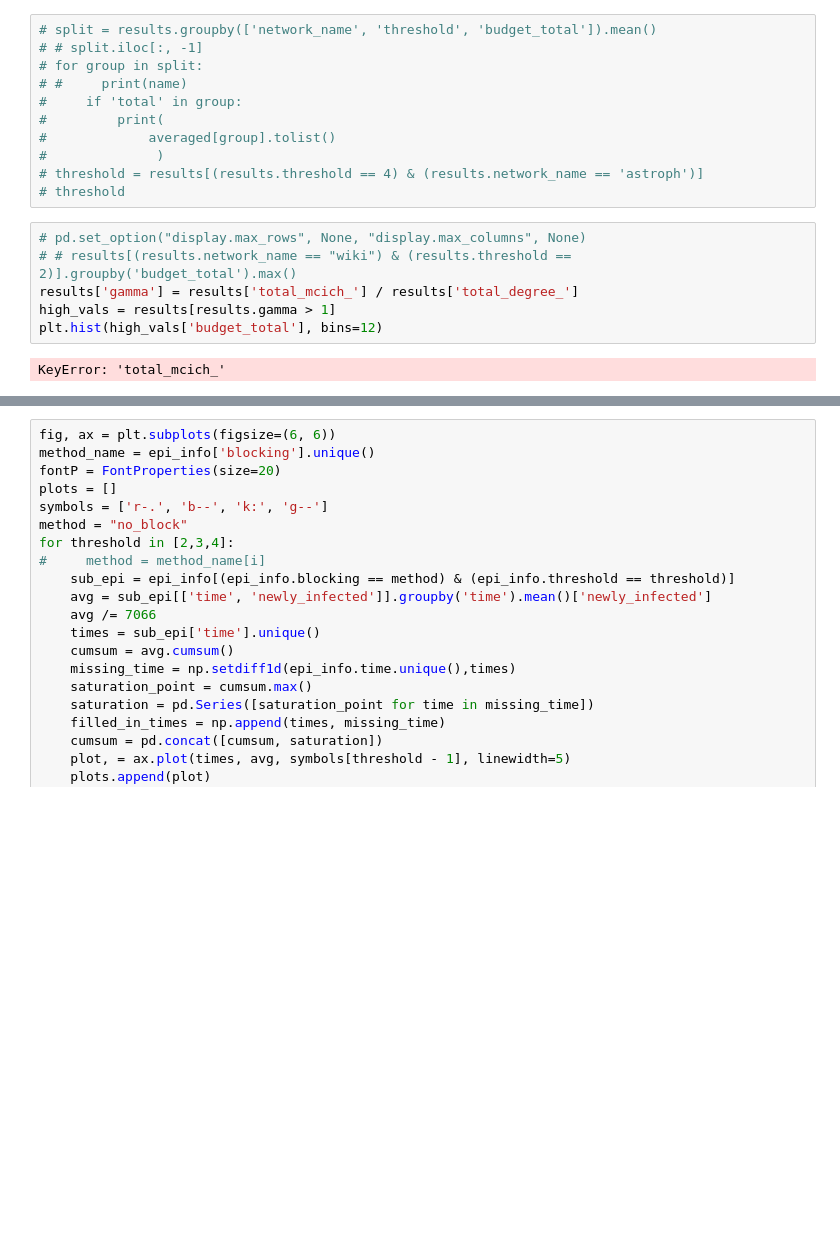
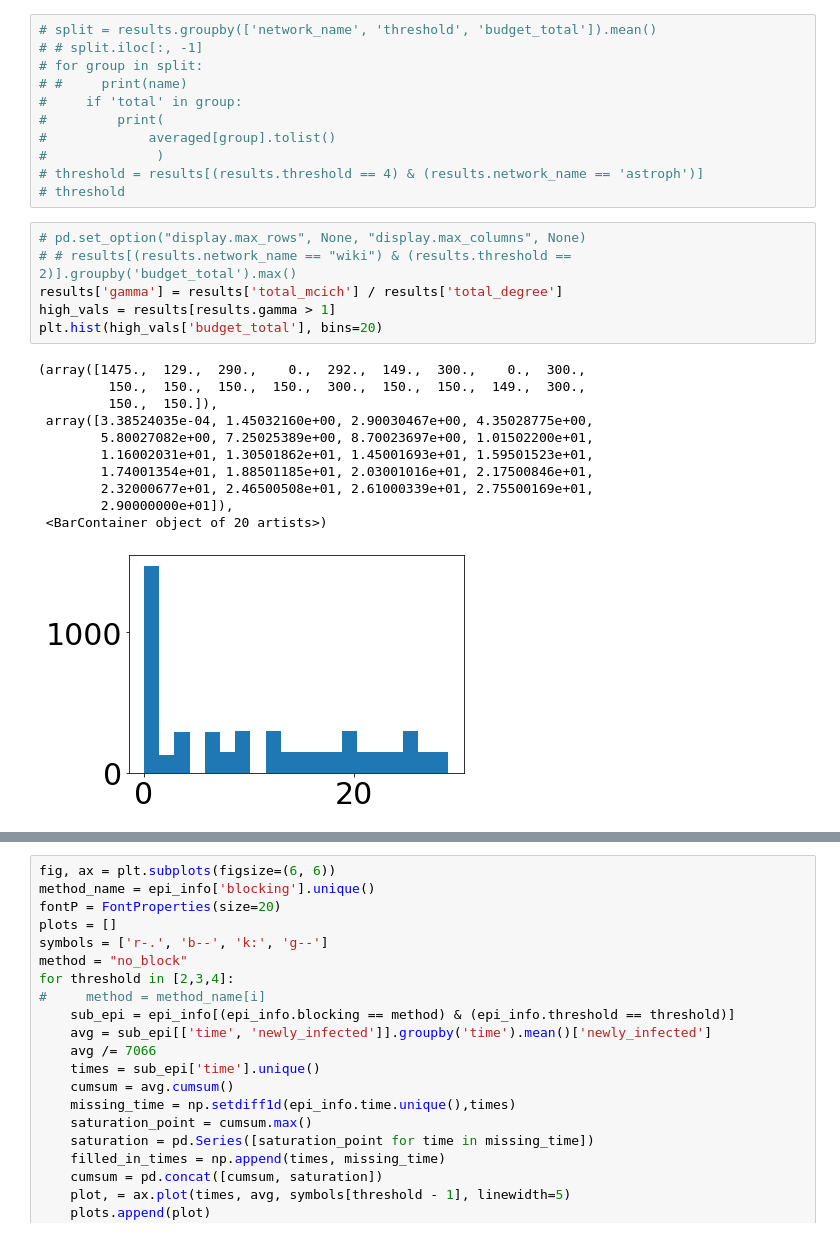
Before and after one commit to hcars/threshold_simulations_refactored, a Jupyter notebook: complex_net_proposal/experiment_results/analysis.ipynb, the cells around one changed output, grey strips where cells are left out. Cells and saved outputs as stored; diff of their text form; blank space fills up the shorter version.

```diff
--- a/complex_net_proposal/experiment_results/analysis.ipynb
+++ b/complex_net_proposal/experiment_results/analysis.ipynb
@@ -68,11 +77,21 @@ results
 # %%
 # pd.set_option("display.max_rows", None, "display.max_columns", None)
 # # results[(results.network_name == "wiki") & (results.threshold == 2)].groupby('budget_total').max()
-results['gamma'] = results['total_mcich_'] / results['total_degree_']
+results['gamma'] = results['total_mcich'] / results['total_degree']
 high_vals = results[results.gamma > 1]
-plt.hist(high_vals['budget_total'], bins=12)
+plt.hist(high_vals['budget_total'], bins=20)
 # %% [output]
-KeyError: 'total_mcich_'
+(array([1475.,  129.,  290.,    0.,  292.,  149.,  300.,    0.,  300.,
+         150.,  150.,  150.,  150.,  300.,  150.,  150.,  149.,  300.,
+         150.,  150.]),
+ array([3.38524035e-04, 1.45032160e+00, 2.90030467e+00, 4.35028775e+00,
+        5.80027082e+00, 7.25025389e+00, 8.70023697e+00, 1.01502200e+01,
+        1.16002031e+01, 1.30501862e+01, 1.45001693e+01, 1.59501523e+01,
+        1.74001354e+01, 1.88501185e+01, 2.03001016e+01, 2.17500846e+01,
+        2.32000677e+01, 2.46500508e+01, 2.61000339e+01, 2.75500169e+01,
+        2.90000000e+01]),
+ <BarContainer object of 20 artists>)
+[figure, added]
 # %%
 
 
```
Also changed, not shown: parts of 5 cells of this notebook, 32 other files.
